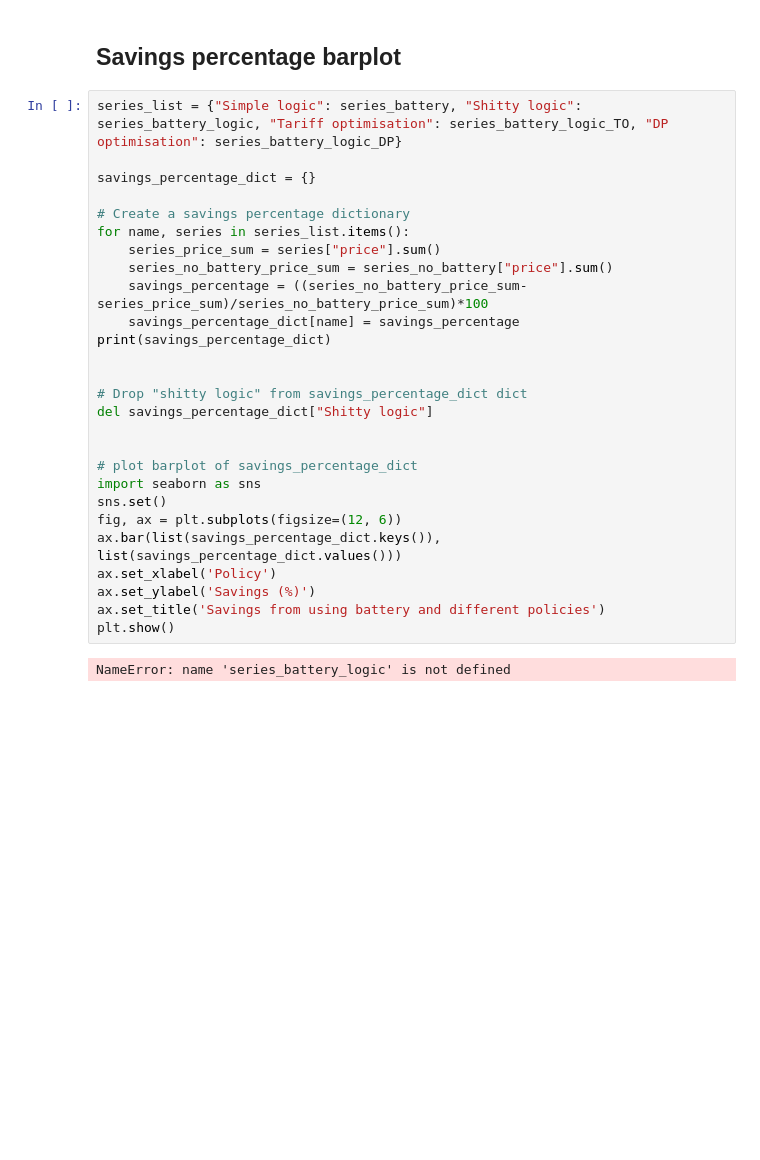
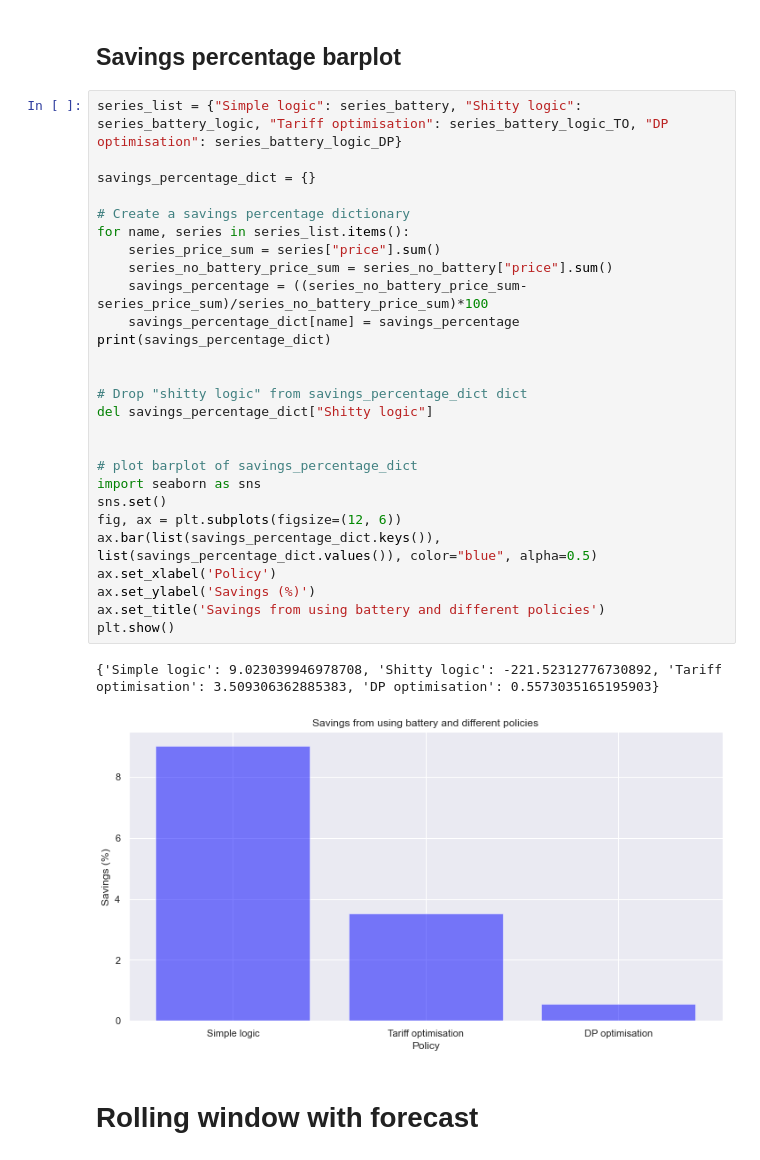
Before and after one commit to 4ug-aug/Otovo-OptimalControl, a Jupyter notebook: apply_battery.ipynb, the cells around one changed output. Saved outputs shown, nothing was run; the diff lists cells and outputs as text; blank space fills up the shorter version.

```diff
--- a/apply_battery.ipynb
+++ b/apply_battery.ipynb
@@ -733,29 +729,32 @@ plt.show()
 # %%
 series_list = {"Simple logic": series_battery, "Shitty logic": series_battery_logic, "Tariff optimisation": series_battery_logic_TO, "DP optimisation": series_battery_logic_DP}
 
 savings_percentage_dict = {}
 
 # Create a savings percentage dictionary
 for name, series in series_list.items():
     series_price_sum = series["price"].sum()
     series_no_battery_price_sum = series_no_battery["price"].sum()
     savings_percentage = ((series_no_battery_price_sum-series_price_sum)/series_no_battery_price_sum)*100
     savings_percentage_dict[name] = savings_percentage
 print(savings_percentage_dict)
 
 
 # Drop "shitty logic" from savings_percentage_dict dict
 del savings_percentage_dict["Shitty logic"]
 
 
 # plot barplot of savings_percentage_dict
 import seaborn as sns
 sns.set()
 fig, ax = plt.subplots(figsize=(12, 6))
-ax.bar(list(savings_percentage_dict.keys()), list(savings_percentage_dict.values()))
+ax.bar(list(savings_percentage_dict.keys()), list(savings_percentage_dict.values()), color="blue", alpha=0.5)
 ax.set_xlabel('Policy')
 ax.set_ylabel('Savings (%)')
 ax.set_title('Savings from using battery and different policies')
 plt.show()
 # %% [output]
-NameError: name 'series_battery_logic' is not defined
+{'Simple logic': 9.023039946978708, 'Shitty logic': -221.52312776730892, 'Tariff optimisation': 3.509306362885383, 'DP optimisation': 0.5573035165195903}
+[figure, added]
+# %% [markdown]
+# Rolling window with forecast
```
Also changed, not shown: parts of 7 cells of this notebook.
